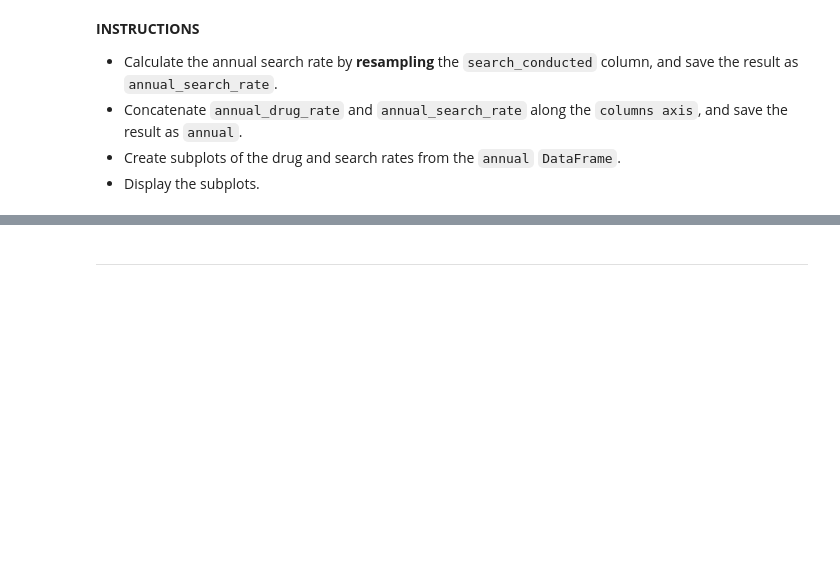
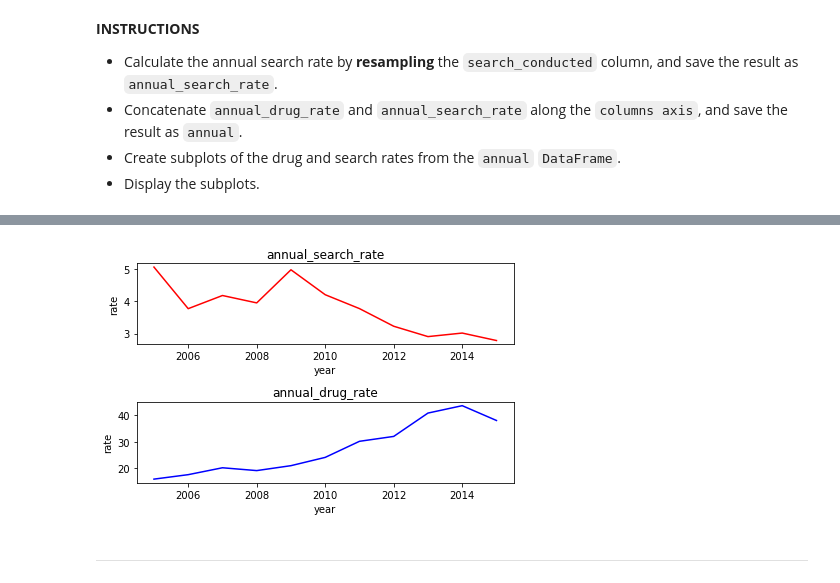
Before and after one commit to fidanfatih/Data_Visualization_with_Python, a Jupyter notebook: 01-EU_DS_DAPy_M1-(TrafficPoliceStops)/03-visual-exploratory-data-analysis(Student)_new.ipynb, the cells around one changed output, grey strips where cells are left out. Drawn from its saved outputs; the diff is of its cells as text; code cells hidden in the pictures; blank space fills up the shorter version.

```diff
--- a/01-EU_DS_DAPy_M1-(TrafficPoliceStops)/03-visual-exploratory-data-analysis(Student)_new.ipynb
+++ b/01-EU_DS_DAPy_M1-(TrafficPoliceStops)/03-visual-exploratory-data-analysis(Student)_new.ipynb
@@ -149,0 +171,6 @@ ri.head()
+# %%
+# Save the annual drug rate Series as a new object, annual_drug_rate.
+# ri.annual_drug_rate=
+import numpy as np
+ri["annual_drug_rate"]=ri.groupby(["search_conducted","year"]).drugs_related_stop.transform(np.mean)
+ri["annual_drug_rate"].dtype
@@ -162,3 +201,6 @@ You can test this hypothesis by calculating the annual search rate, and then plo
 *   Concatenate ``annual_drug_rate`` and ``annual_search_rate`` along the ``columns axis``, and save the result as ``annual``.
 *   Create subplots of the drug and search rates from the ``annual`` ``DataFrame``.
 *   Display the subplots.
+# %%
+# Calculate the annual search rate by resampling the search_conducted column, and save the result as annual_search_rate
+annual_search_rate=ri.groupby("year").search_conducted.value_counts(normalize=True).xs(True,level=1)*100
@@ -164,0 +240,3 @@ You can test this hypothesis by calculating the annual search rate, and then plo
+# %%
+annual=pd.concat([annual_search_rate, annual_drug_rate], axis = 1)
+annual
@@ -165,3 +257,20 @@ You can test this hypothesis by calculating the annual search rate, and then plo
+# %%
+# Create subplots of the drug and search rates from the ``annual`` ``DataFrame``.
+# Display the subplots.
+plt.subplot(2,1,1)
+plt.xlabel("year")
+plt.ylabel("rate")
+plt.title("annual_search_rate");
+plt.plot(annual.index, annual.search_conducted, "r")
+plt.subplot(2,1,2)
+plt.xlabel("year")
+plt.ylabel("rate")
+plt.title("annual_drug_rate");
+plt.plot(annual.index, annual.drugs_related_stop, "b")
+plt.tight_layout()
+plt.show()
+# %% [output]
+[figure, added]
 # %% [markdown]
 ***
 # %% [markdown]
```
Also changed, not shown: parts of 32 cells of this notebook.
